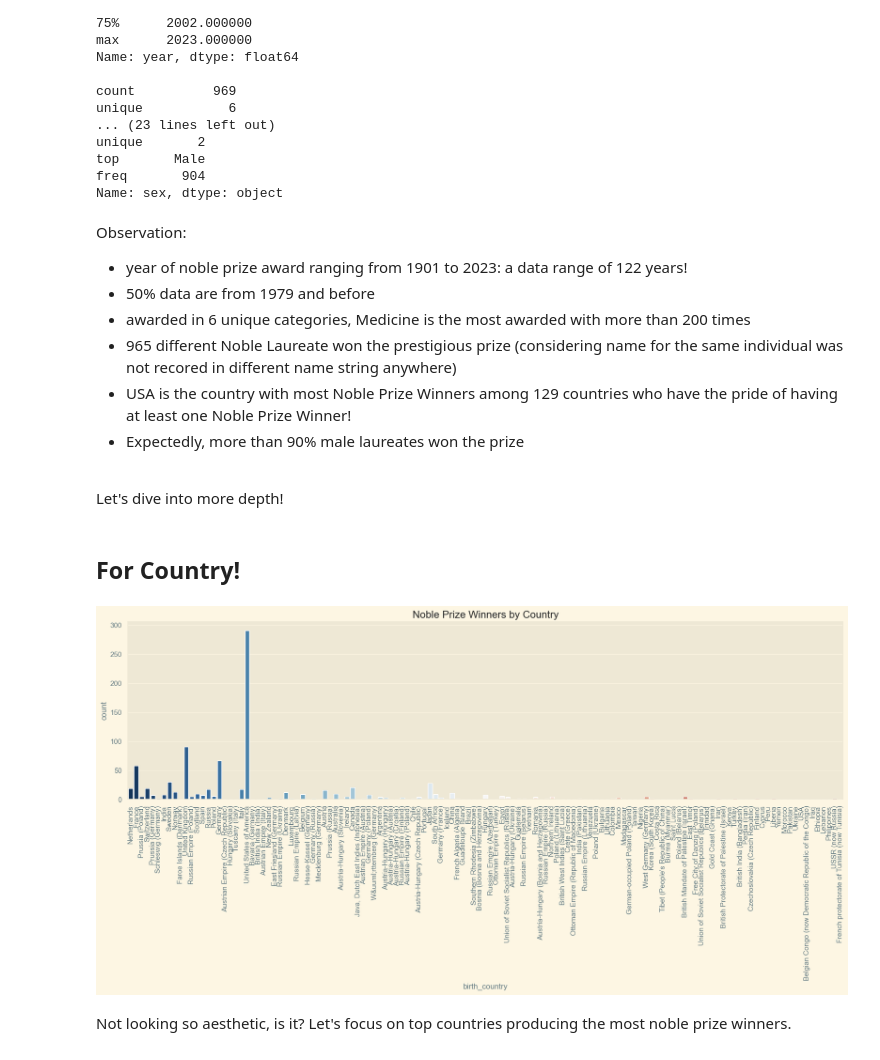
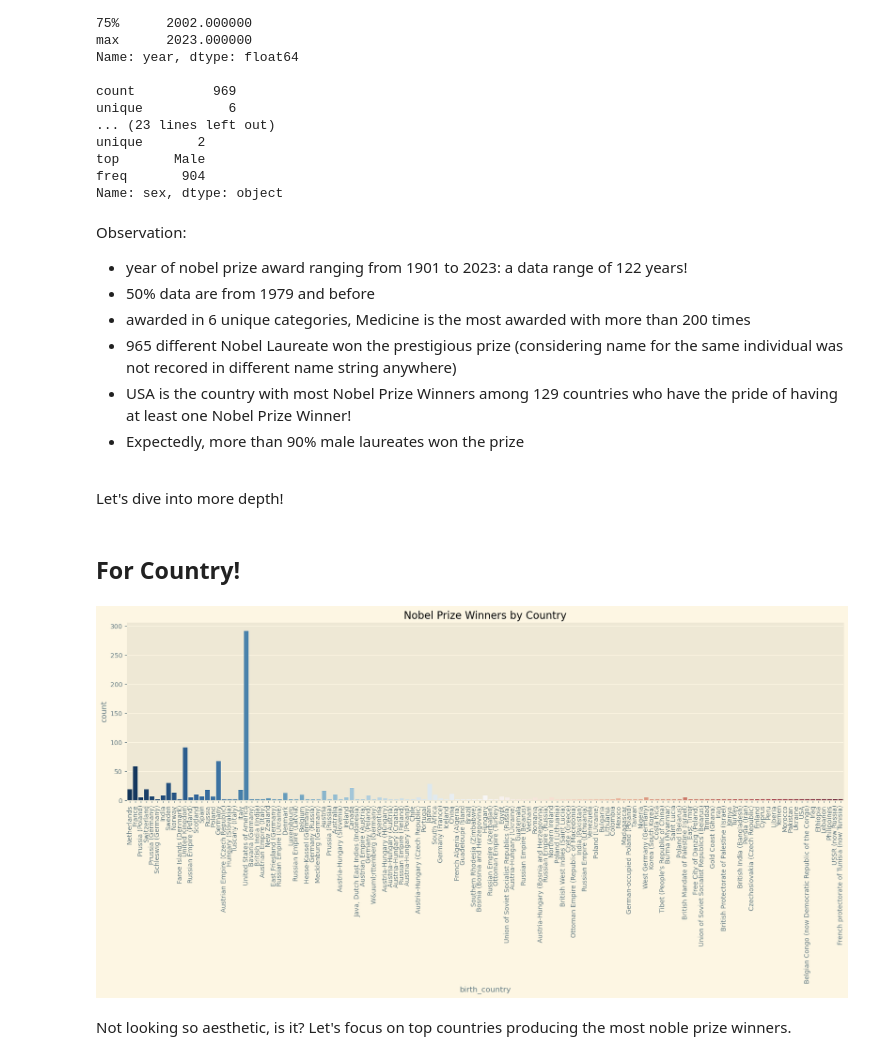
Before and after one commit to Ahnaf19/Nobel_prize_EDA, a Jupyter notebook: v1.ipynb, the cells around one changed output. Drawn from its saved outputs; the diff is of its cells as text; code cells hidden in the pictures.

```diff
--- a/v1.ipynb
+++ b/v1.ipynb
@@ -204,11 +204,11 @@ freq       904
 Name: sex, dtype: object
 # %% [markdown]
 Observation:
-- year of noble prize award ranging from 1901 to 2023: a data range of 122 years!
+- year of nobel prize award ranging from 1901 to 2023: a data range of 122 years!
 - 50% data are from 1979 and before
 - awarded in 6 unique categories, Medicine is the most awarded with more than 200 times
-- 965 different Noble Laureate won the prestigious prize (considering name for the same individual was not recored in different name string anywhere)
-- USA is the country with most Noble Prize Winners among 129 countries who have the pride of having at least one Noble Prize Winner!
+- 965 different Nobel Laureate won the prestigious prize (considering name for the same individual was not recored in different name string anywhere)
+- USA is the country with most Nobel Prize Winners among 129 countries who have the pride of having at least one Nobel Prize Winner!
 - Expectedly, more than 90% male laureates won the prize
 <br>
 
@@ -220,12 +220,12 @@ plt.style.use(plt.style.available[0])
 # %%
 fig, ax = plt.subplots()
 g = sns.countplot(x="birth_country", data=df_filtered, palette='RdBu_r')
 plt.xticks(rotation=90)
 fig.set_size_inches([20, 5])
-ax.set_title('Noble Prize Winners by Country')
+ax.set_title('Nobel Prize Winners by Country')
 plt.show()
 # %% [output]
-[figure, old version]
+[figure, new version]
 # %% [markdown]
 Not looking so aesthetic, is it? Let's focus on top countries producing the most noble prize winners.
 # %%
```
Also changed, not shown: parts of 9 cells of this notebook, 2 other files.
